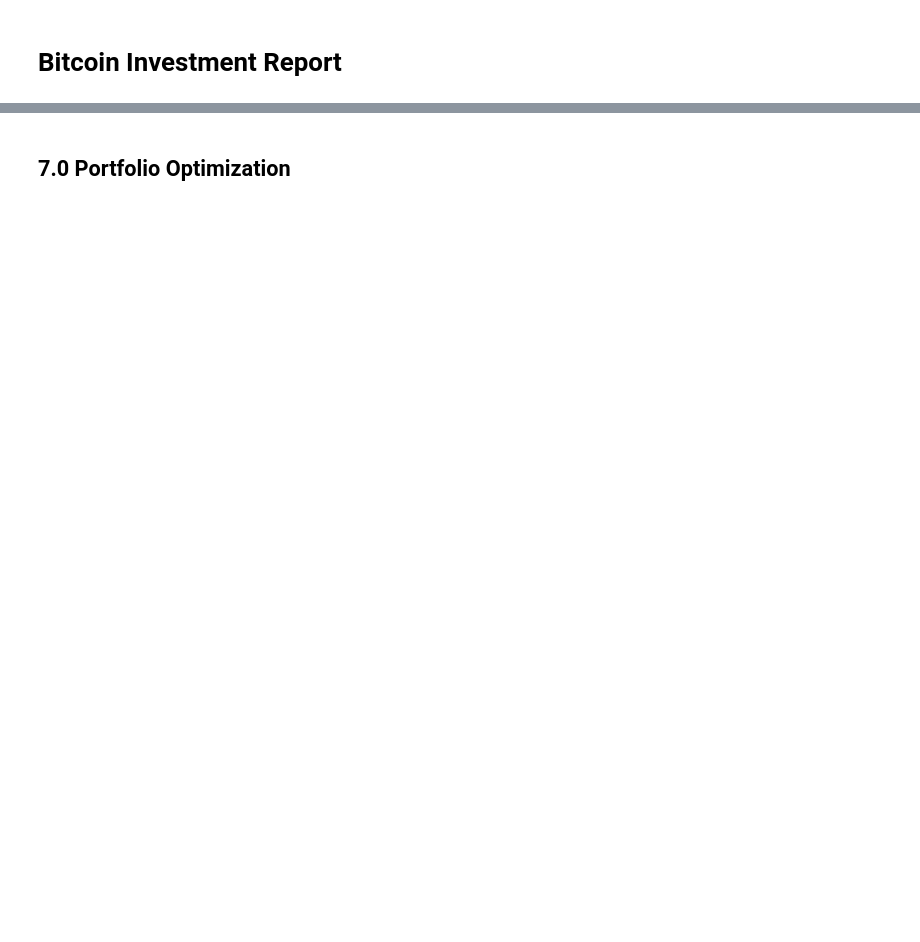
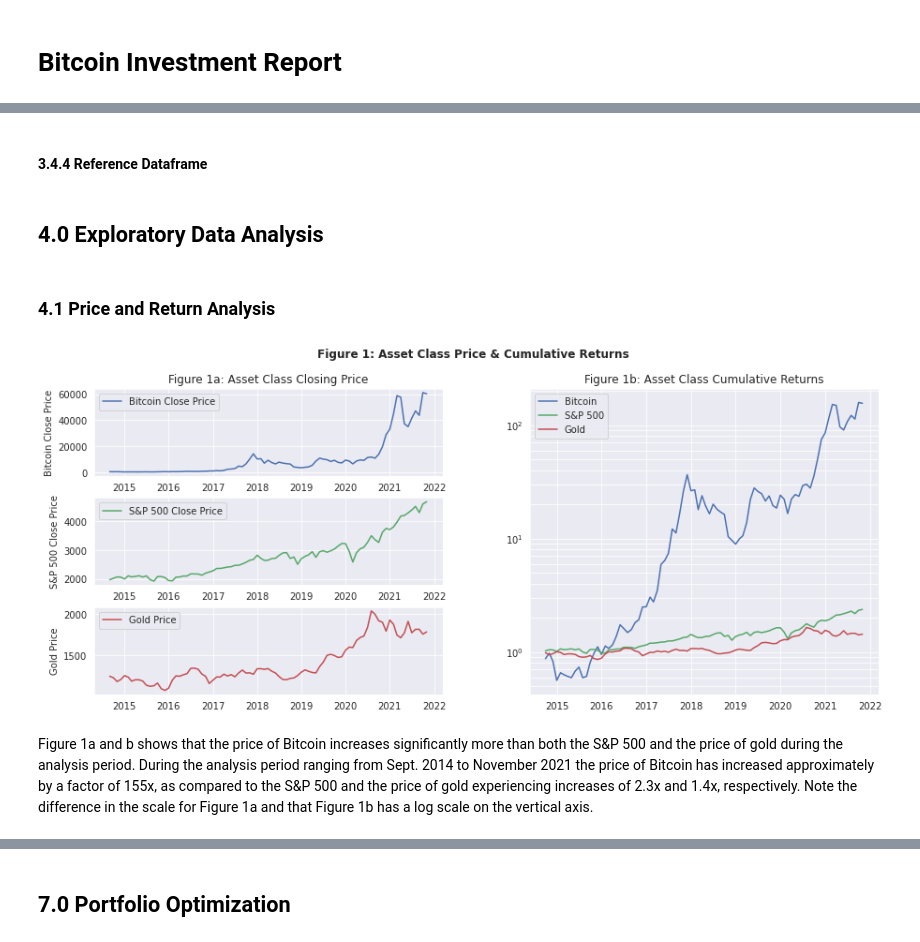
Before and after one commit to EMGuyant/bitcoin-datacamp-comp, a Jupyter notebook: bitcoin_report.ipynb, the cells around one changed output, grey strips where cells are left out. Cells and saved outputs as stored; diff of their text form; code cells hidden in the pictures; blank space fills up the shorter version.

```diff
--- a/bitcoin_report.ipynb
+++ b/bitcoin_report.ipynb
@@ -261,0 +94,2 @@ Text(0, 0.5, 'Returns [%]')
+# %%
+bitcoin = bitcoin.dropna(subset=['close'])
@@ -261,0 +100,3 @@ Text(0, 0.5, 'Returns [%]')
+# %%
+monthly_btc = bitcoin.resample('MS').last()
+monthly_sp500 = sp500.resample('MS').last()
@@ -261,0 +107,6 @@ Text(0, 0.5, 'Returns [%]')
+# %%
+monthly_btc.rename(columns={'close':'price_usd'}, inplace=True)
+monthly_sp500.rename(columns={'close':'price_usd'}, inplace=True)
+monthly_data.rename(columns={'gold_usd':'price_usd'}, inplace=True)
+# %% [markdown]
+#### 3.4.4 Reference Dataframe
@@ -261,0 +139,47 @@ Text(0, 0.5, 'Returns [%]')
+# %% [markdown]
+## 4.0 Exploratory Data Analysis
+# %% [markdown]
+### 4.1 Price and Return Analysis
+# %%
+#Calculate the cumulative return
+dataframe_dict['monthly_data']['monthly_btc']['creturn'] = (1 + dataframe_dict['monthly_data']['monthly_btc']['price_usd'].pct_change()).cumprod()
+dataframe_dict['monthly_data']['monthly_sp500']['creturn'] = (1 + dataframe_dict['monthly_data']['monthly_sp500']['price_usd'].pct_change()).cumprod()
+dataframe_dict['monthly_data']['gold_inf']['creturn'] = (1 + dataframe_dict['monthly_data']['gold_inf']['price_usd'].pct_change()).cumprod()
+
+#Plot Development
+fig = plt.figure(figsize=(15,6))
+fig.suptitle("Figure 1: Asset Class Price & Cumulative Returns", weight='bold')
+rows = 3
+columns = 2
+
+grid = plt.GridSpec(rows, columns, wspace=0.25, hspace=0.25)
+
+list_of_colors = ['blue', 'green', 'red']
+labels = ['Bitcoin Close Price', 'S&P 500 Close Price', 'Gold Price']
+
+#Iterate over each assets dataframe
+for i in range(len(dataframe_dict['monthly_data'])):
+    key = dataset_names[i]
+    #Construct column 1 (left) subplots
+    plot = plt.subplot(grid[i, 0])
+    plt.plot(dataframe_dict['monthly_data'][key].index,
+        dataframe_dict['monthly_data'][key]['price_usd'],
+        color=dataframe_dict['colors'][list_of_colors[i]])
+
+    plt.legend(labels=[labels[i]])
+    plt.ylabel(labels[i])
+    if i == 0 : plot.set_title('Figure 1a: Asset Class Closing Price')
+
+    #Construct Column 2 (right) single plot
+    creturn_plot = plt.subplot(grid[0:3, 1])
+    plt.plot(dataframe_dict['monthly_data'][key].index,
+        dataframe_dict['monthly_data'][key]['creturn'],
+        color=dataframe_dict['colors'][list_of_colors[i]])
+    creturn_plot.set(yscale='log')
+    creturn_plot.grid(True, which='both')
+    creturn_plot.set_title('Figure 1b: Asset Class Cumulative Returns')
+    plt.legend(labels=['Bitcoin', 'S&P 500', 'Gold'])
+# %% [output]
+[figure, added]
+# %% [markdown]
+Figure 1a and b shows that the price of Bitcoin increases significantly more than both the S&P 500 and the price of gold during the analysis period. During the analysis period ranging from Sept. 2014 to November 2021 the price of Bitcoin has increased approximately by a factor of 155x, as compared to the S&P 500 and the price of gold experiencing increases of 2.3x and 1.4x, respectively. Note the difference in the scale for Figure 1a and that Figure 1b has a log scale on the vertical axis.
```
Also changed, not shown: parts of 105 cells of this notebook.
